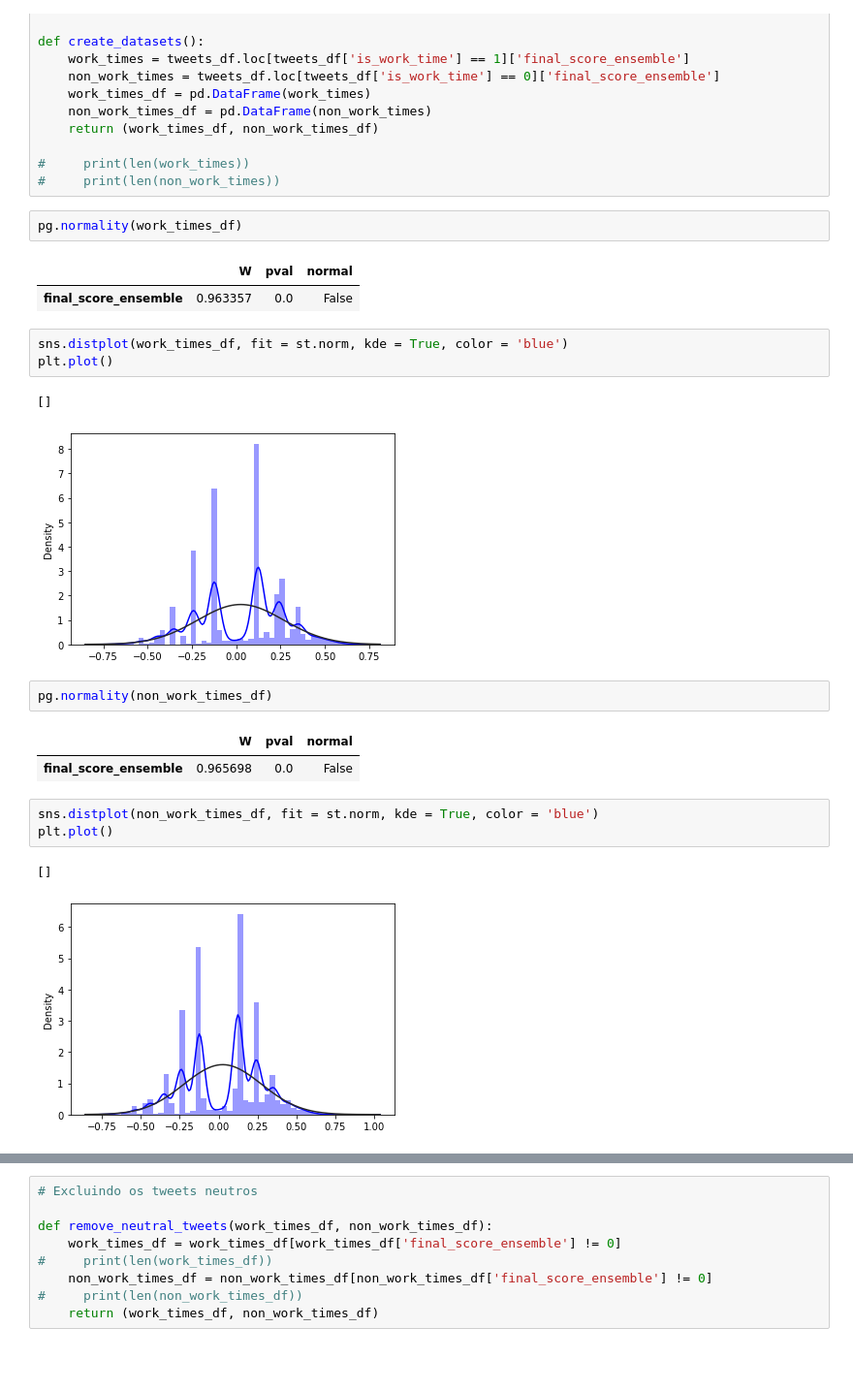
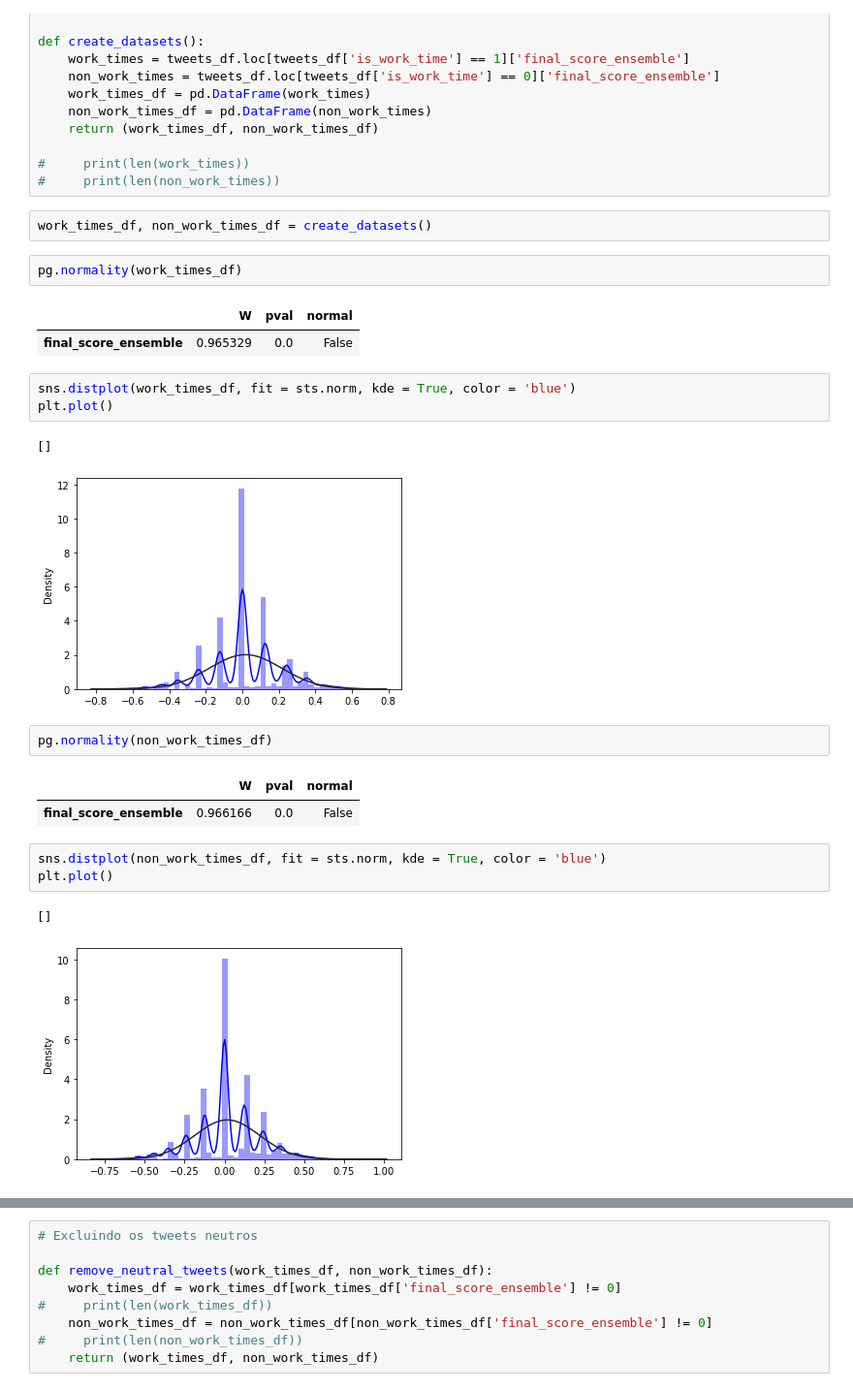
Before and after one commit to leosilva/peerj_computer_science_2022, a Jupyter notebook: Notebooks/Statistics - Working x Non-working.ipynb, the cells around one changed output, grey strips where cells are left out. Shown at 97% size. Cells and saved outputs as stored; diff of their text form; blank space fills up the shorter version.

```diff
--- a/Notebooks/Statistics - Working x Non-working.ipynb
+++ b/Notebooks/Statistics - Working x Non-working.ipynb
@@ -155,26 +155,28 @@ def create_datasets():
 
 #     print(len(work_times))
 #     print(len(non_work_times))
+# %%
+work_times_df, non_work_times_df = create_datasets()
 # %%
 pg.normality(work_times_df)
 # %% [output]
 |  | W | pval | normal |
-| final_score_ensemble | 0.963357 | 0.0 | False |
+| final_score_ensemble | 0.965329 | 0.0 | False |
 # %%
-sns.distplot(work_times_df, fit = st.norm, kde = True, color = 'blue')
+sns.distplot(work_times_df, fit = sts.norm, kde = True, color = 'blue')
 plt.plot()
 # %% [output]
 []
-[figure, old version]
+[figure, new version]
 # %%
 pg.normality(non_work_times_df)
 # %% [output]
 |  | W | pval | normal |
-| final_score_ensemble | 0.965698 | 0.0 | False |
+| final_score_ensemble | 0.966166 | 0.0 | False |
 # %%
-sns.distplot(non_work_times_df, fit = st.norm, kde = True, color = 'blue')
+sns.distplot(non_work_times_df, fit = sts.norm, kde = True, color = 'blue')
 plt.plot()
 # %% [output]
 []
-[figure, old version]
+[figure, new version]
 # %%
```
Also changed, not shown: parts of 13 cells of this notebook.
